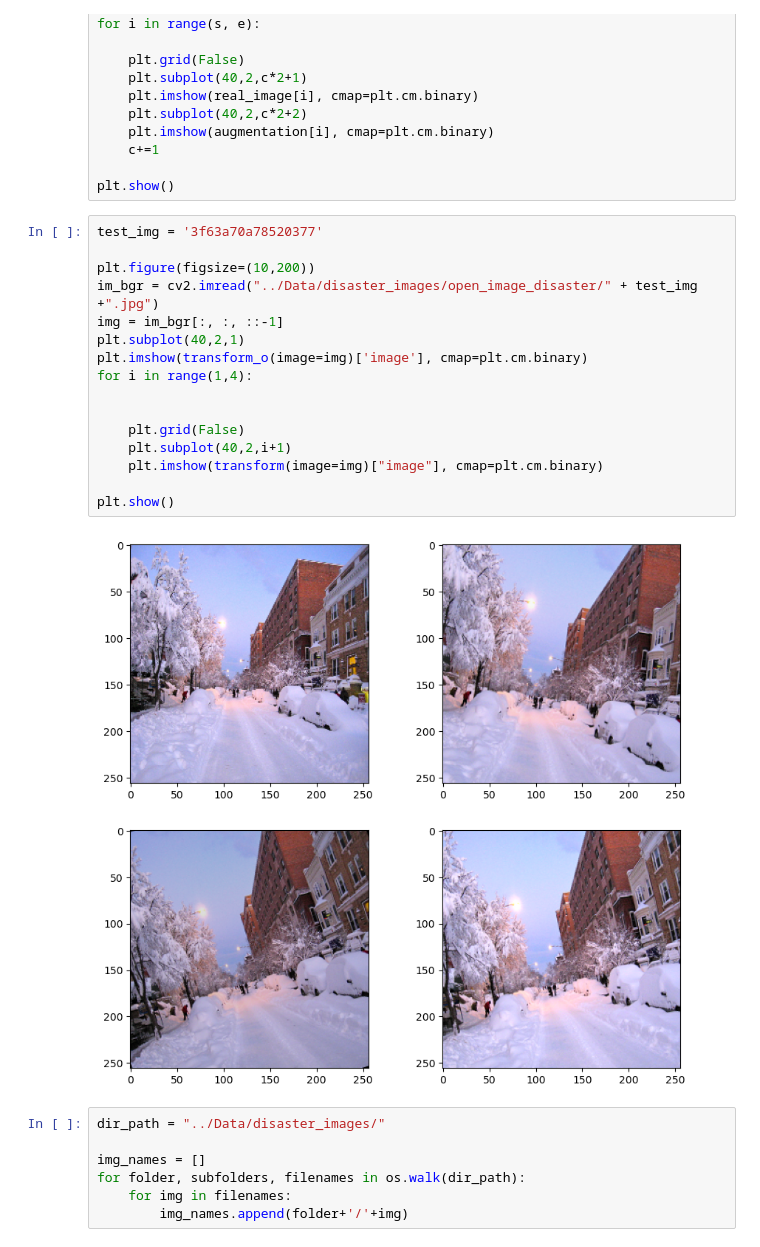
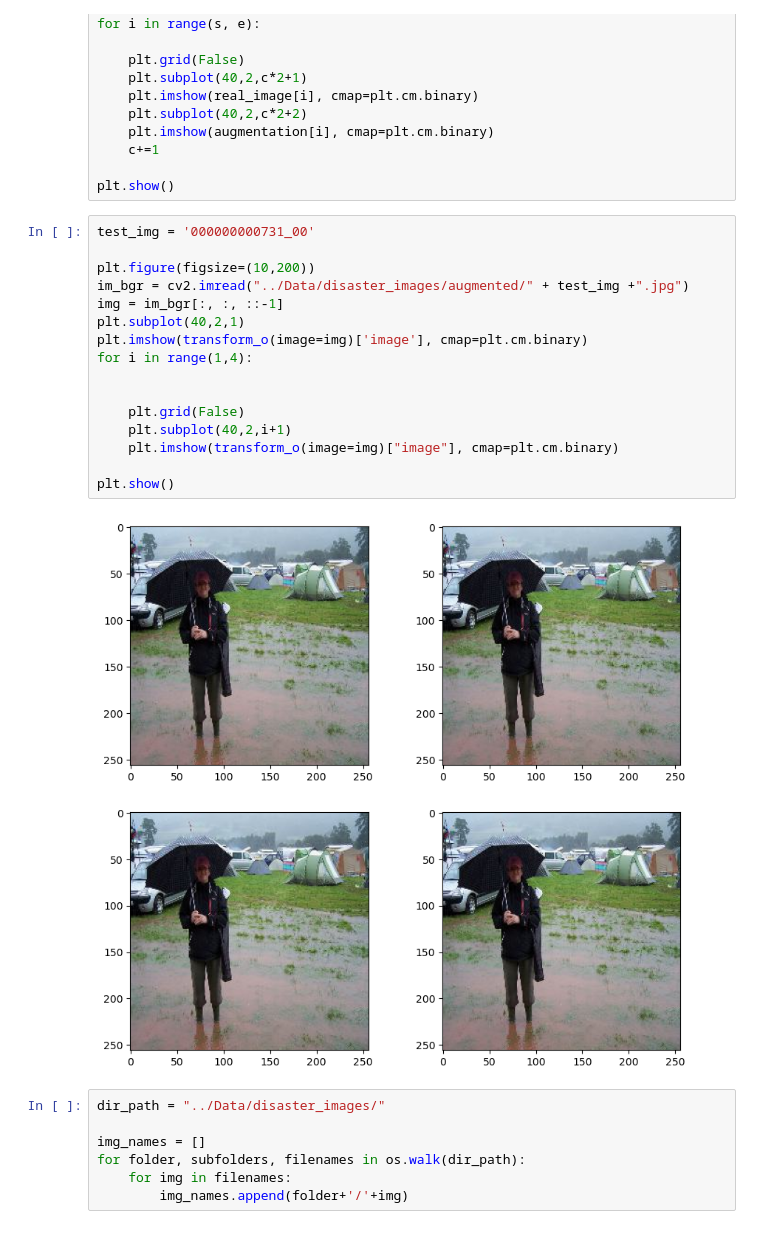
Before and after one commit to hojunking/auto_disaster_classifier, a Jupyter notebook: augmentation.ipynb, the cells around one changed output. Saved outputs shown, nothing was run; the diff lists cells and outputs as text.

```diff
--- a/augmentation.ipynb
+++ b/augmentation.ipynb
@@ -55,23 +55,23 @@ for i in range(s, e):
 
 plt.show()
 # %%
-test_img = '3f63a70a78520377'
+test_img = '000000000731_00'
 
 plt.figure(figsize=(10,200))
-im_bgr = cv2.imread("../Data/disaster_images/open_image_disaster/" + test_img +".jpg")
+im_bgr = cv2.imread("../Data/disaster_images/augmented/" + test_img +".jpg")
 img = im_bgr[:, :, ::-1]
 plt.subplot(40,2,1)
 plt.imshow(transform_o(image=img)['image'], cmap=plt.cm.binary)
 for i in range(1,4):
 
 
     plt.grid(False)
     plt.subplot(40,2,i+1)
-    plt.imshow(transform(image=img)["image"], cmap=plt.cm.binary)
+    plt.imshow(transform_o(image=img)["image"], cmap=plt.cm.binary)
 
 plt.show()
 # %% [output]
-[figure, old version]
+[figure, new version]
 # %%
 dir_path = "../Data/disaster_images/"
 
```
Also changed, not shown: parts of 1 cell of this notebook, 5 other files.
